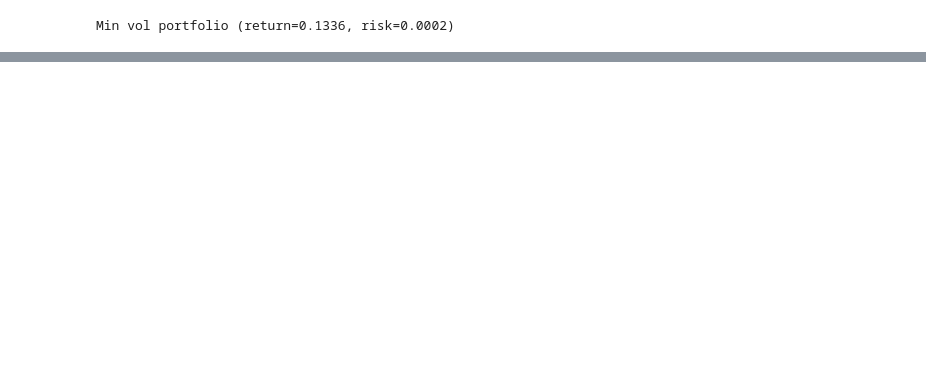
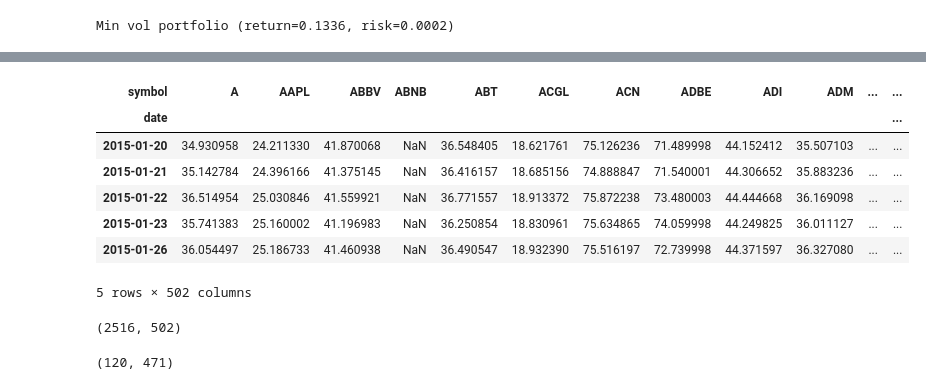
Before and after one commit to druce/portfolio_optimization, a Jupyter notebook: Portfolio optimization.ipynb, the cells around one changed output, grey strips where cells are left out. Cells and saved outputs as stored; diff of their text form; code cells hidden in the pictures; blank space fills up the shorter version.

```diff
--- a/Portfolio optimization.ipynb
+++ b/Portfolio optimization.ipynb
@@ -2288,0 +2812,11 @@ plt.plot(x,y);
+# %%
+# download historical returns from Yahoo Finance
+todays_date = datetime.today()
+start_date = datetime(year=todays_date.year-10, month=todays_date.month, day=todays_date.day)
+start_date_str = start_date.strftime("%Y-%m-%d")
+symbol = "BF-B"
+df = obb.equity.price.historical(symbol = symbol,
+                                 start_date = start_date,
+                                 provider="yfinance",
+                                 adjustment='splits_and_dividends').to_df()
+df.head()
@@ -2288,0 +2831,8 @@ plt.plot(x,y);
+# %%
+# download all tickers
+df = obb.equity.price.historical(symbol = ticker_list,
+                                 start_date = start_date,
+                                 provider="yfinance",
+                                 adjustment='splits_and_dividends').to_df()
+# too big to display
+# df
@@ -2288,0 +2842,3 @@ plt.plot(x,y);
+# %%
+df = df[["symbol", "close"]].copy()
+df.head()
@@ -2288,0 +2853,5 @@ plt.plot(x,y);
+# %%
+# fix index
+df = df.reset_index()
+df["date"] = pd.to_datetime(df["date"])
+df.head()
@@ -2288,0 +2865,12 @@ plt.plot(x,y);
+# %%
+df_pivot = df.pivot(index="date", columns=["symbol"], values="close")
+df_pivot.head()
+# %% [output]
+| symbol | A | AAPL | ABBV | ABNB | ABT | ACGL | ACN | ADBE | ADI | ADM | ... | ... |
+| date |  |  |  |  |  |  |  |  |  |  |  | ... |
+| 2015-01-20 | 34.930958 | 24.211330 | 41.870068 | NaN | 36.548405 | 18.621761 | 75.126236 | 71.489998 | 44.152412 | 35.507103 | ... | ... |
+| 2015-01-21 | 35.142784 | 24.396166 | 41.375145 | NaN | 36.416157 | 18.685156 | 74.888847 | 71.540001 | 44.306652 | 35.883236 | ... | ... |
+| 2015-01-22 | 36.514954 | 25.030846 | 41.559921 | NaN | 36.771557 | 18.913372 | 75.872238 | 73.480003 | 44.444668 | 36.169098 | ... | ... |
+| 2015-01-23 | 35.741383 | 25.160002 | 41.196983 | NaN | 36.250854 | 18.830961 | 75.634865 | 74.059998 | 44.249825 | 36.011127 | ... | ... |
+| 2015-01-26 | 36.054497 | 25.186733 | 41.460938 | NaN | 36.490547 | 18.932390 | 75.516197 | 72.739998 | 44.371597 | 36.327080 | ... | ... |
+5 rows × 502 columns
@@ -2288,0 +2880,4 @@ plt.plot(x,y);
+# %%
+df_pivot.shape
+# %% [output]
+(2516, 502)
@@ -2288,0 +2892,4 @@ plt.plot(x,y);
+# %%
+dfx.shape
+# %% [output]
+(120, 471)
```
Also changed, not shown: parts of 37 cells of this notebook.
